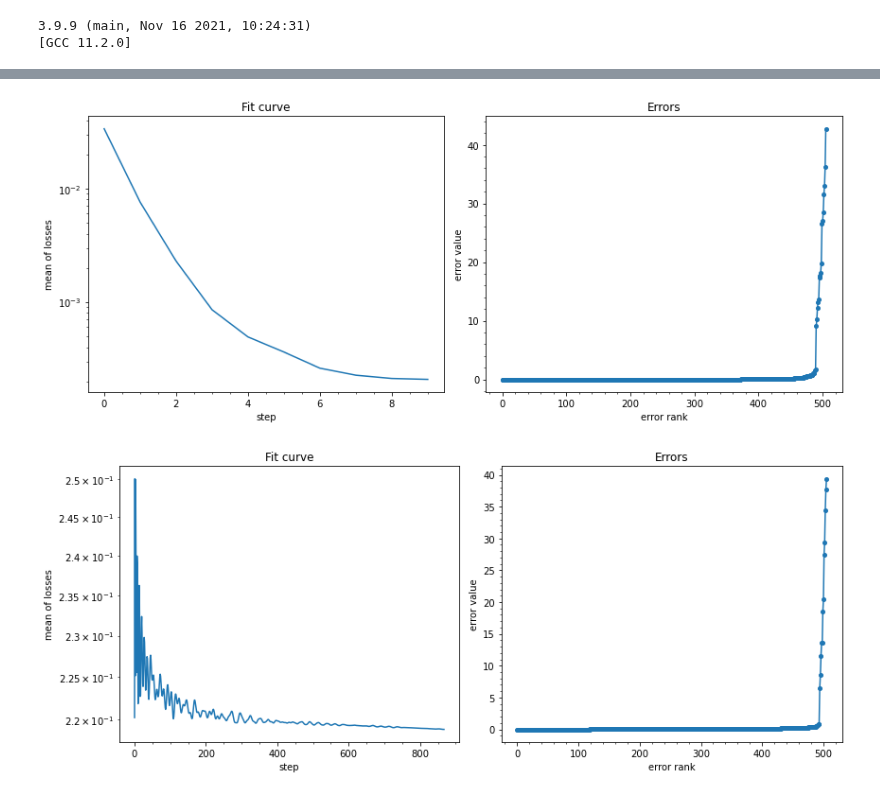
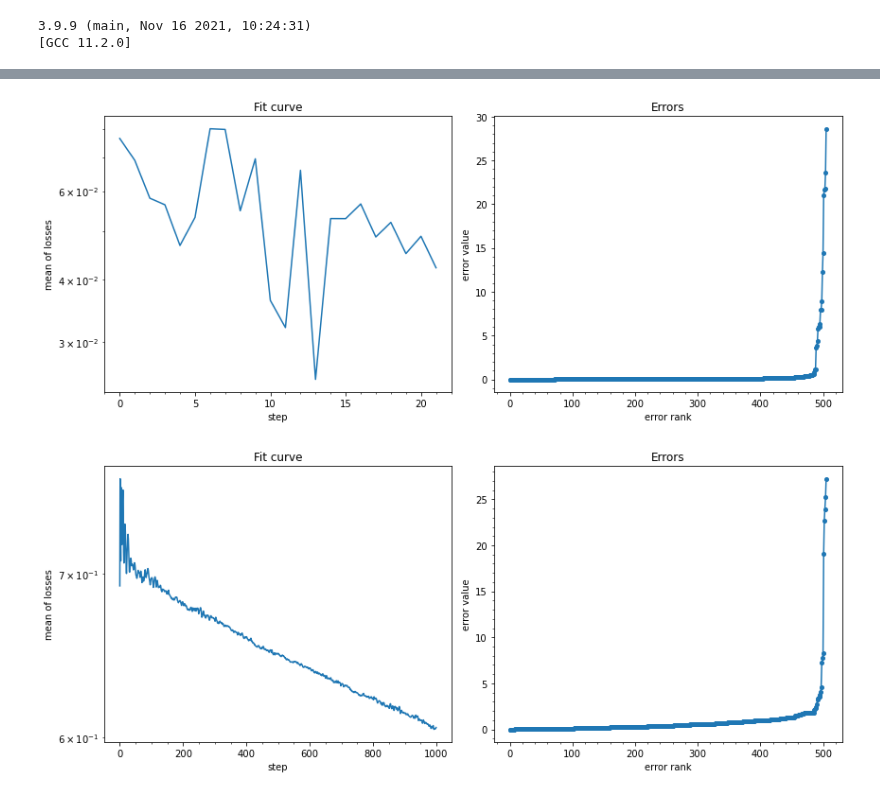
Before and after one commit to intellimath/mlgrad, a Jupyter notebook: examples/isnn2019_nn_boston.ipynb, the cells around one changed output, grey strips where cells are left out. Cells and saved outputs as stored; diff of their text form; code cells hidden in the pictures.

```diff
--- a/examples/isnn2019_nn_boston.ipynb
+++ b/examples/isnn2019_nn_boston.ipynb
@@ -86,15 +86,15 @@ plot_losses_and_errors(fg_sqrt, Xt, Y)
 # %%
-avg_wm = averaging_function("WM", rhofunc=func.Sqrt(0.001), alpha=0.96)
+avg_wm = averaging_function("WM", rhofunc=func.Sqrt(0.001), alpha=0.97)
 irgd_wm = m_regression_irls(Xt, Y, ffnn3, avrfunc=avg_wm, h=0.001, n_iter=1000)
 plot_losses_and_errors(irgd_wm, Xt, Y)
 # %% [output]
-[figure, old version]
+[figure, new version]
 # %%
-avg_22 = averaging_function("WM", rhofunc=func.Sqrt(0.001), alpha=0.96)
+avg_22 = averaging_function("WM", rhofunc=func.Sqrt(0.001), alpha=0.97)
 alg_fg2 = m_regression(Xt, Y, ffnn5, avrfunc=avg_22, h=0.001, n_restart=5, n_iter=1000)
 plot_losses_and_errors(alg_fg2, Xt, Y)
 # %% [output]
-[figure, old version]
+[figure, new version]
 # %%
 b=0.05
 plt.figure(figsize=(4*4.0, 3.5))
```
Also changed, not shown: parts of 3 cells of this notebook, 31 other files.
